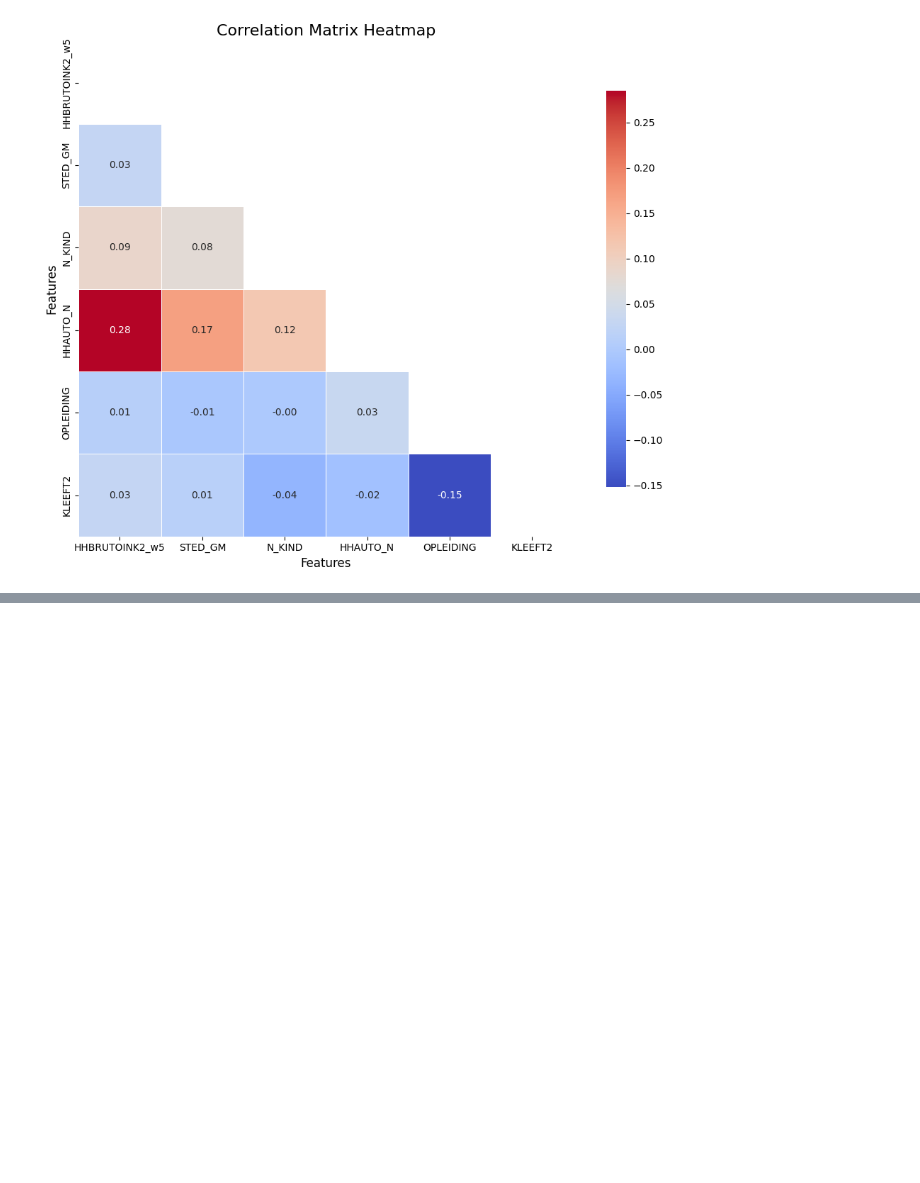
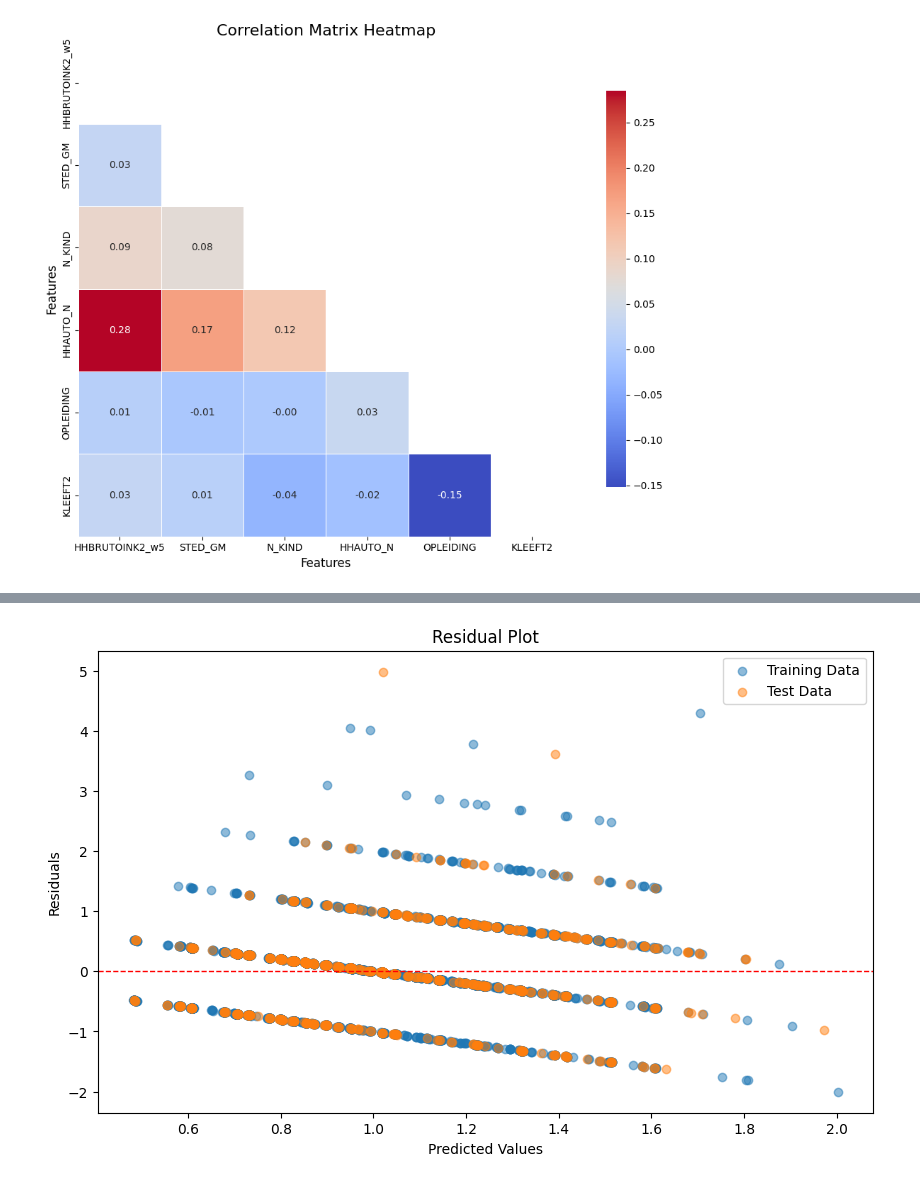
Before and after one commit to martynapiskorz/carn-t, a Jupyter notebook: MPN By wave/Y 20/mpn_20.ipynb, the cells around one changed output, grey strips where cells are left out. Cells and saved outputs as stored; diff of their text form; code cells hidden in the pictures; blank space fills up the shorter version.

```diff
--- a/MPN By wave/Y 20/mpn_20.ipynb
+++ b/MPN By wave/Y 20/mpn_20.ipynb
@@ -624,0 +695,34 @@ plt.show()
+# %%
+#plot residuals
+
+from sklearn.model_selection import train_test_split
+from sklearn.linear_model import LinearRegression
+import matplotlib.pyplot as plt
+
+
+#split the dataset for our features
+X = merged[['HHBRUTOINK2_w5', 'STED_GM', 'N_KIND', 'OPLEIDING', 'GESLACHT']]
+y = merged['HHAUTO_N']
+X_train, X_test, y_train, y_test = train_test_split(X, y, test_size=0.2, random_state=42)
+
+#use linear regression model
+model = LinearRegression()
+model.fit(X_train, y_train)
+
+train_predictions = model.predict(X_train)
+test_predictions = model.predict(X_test)
+
+train_residuals = y_train - train_predictions
+test_residuals = y_test - test_predictions
+
+plt.figure(figsize=(10, 6))
+plt.scatter(train_predictions, train_residuals, label='Training Data', alpha=0.5)
+plt.scatter(test_predictions, test_residuals, label='Test Data', alpha=0.5)
+plt.axhline(y=0, color='red', linestyle='--', linewidth=1)
+plt.xlabel('Predicted Values')
+plt.ylabel('Residuals')
+plt.title('Residual Plot')
+plt.legend()
+plt.show()
+# %% [output]
+[figure, added]
```
Also changed, not shown: parts of 4 cells of this notebook.
